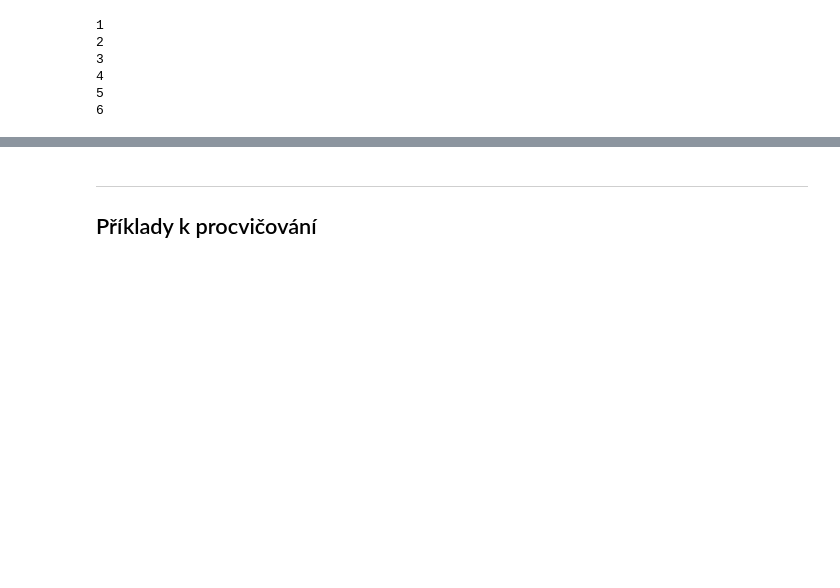
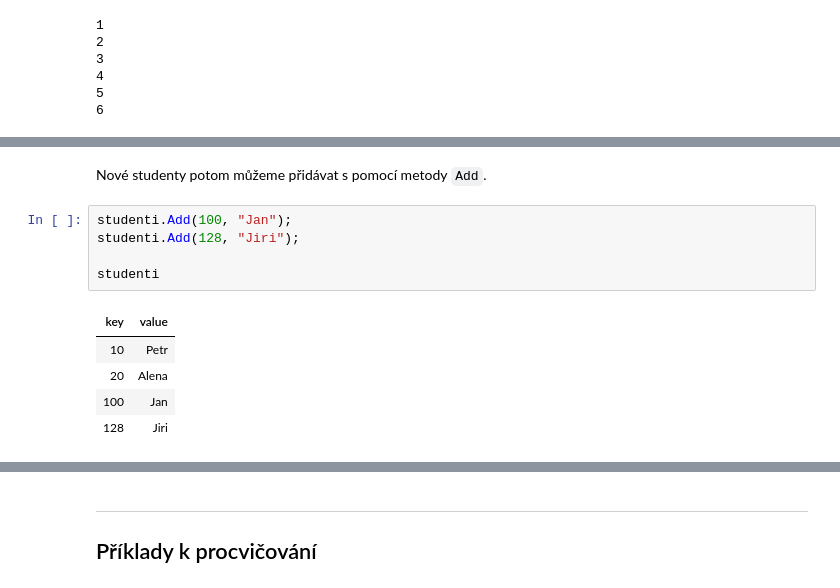
Before and after one commit to ekral/FAI, a Jupyter notebook: PA/05_pole_kolekce/05_notebook_pole.ipynb, the cells around one changed output, grey strips where cells are left out. Cells and saved outputs as stored; diff of their text form; blank space fills up the shorter version.

```diff
--- a/PA/05_pole_kolekce/05_notebook_pole.ipynb
+++ b/PA/05_pole_kolekce/05_notebook_pole.ipynb
@@ -199,0 +255,13 @@ for (int i = 0; i < pocetPrvku; i++)
+# %% [markdown]
+Nové studenty potom můžeme přidávat s pomocí metody `Add`.
+# %%
+studenti.Add(100, "Jan");
+studenti.Add(128, "Jiri");
+
+studenti
+# %% [output]
+| key | value |
+| 10 | Petr |
+| 20 | Alena |
+| 100 | Jan |
+| 128 | Jiri |
```
Also changed, not shown: parts of 20 cells of this notebook.
